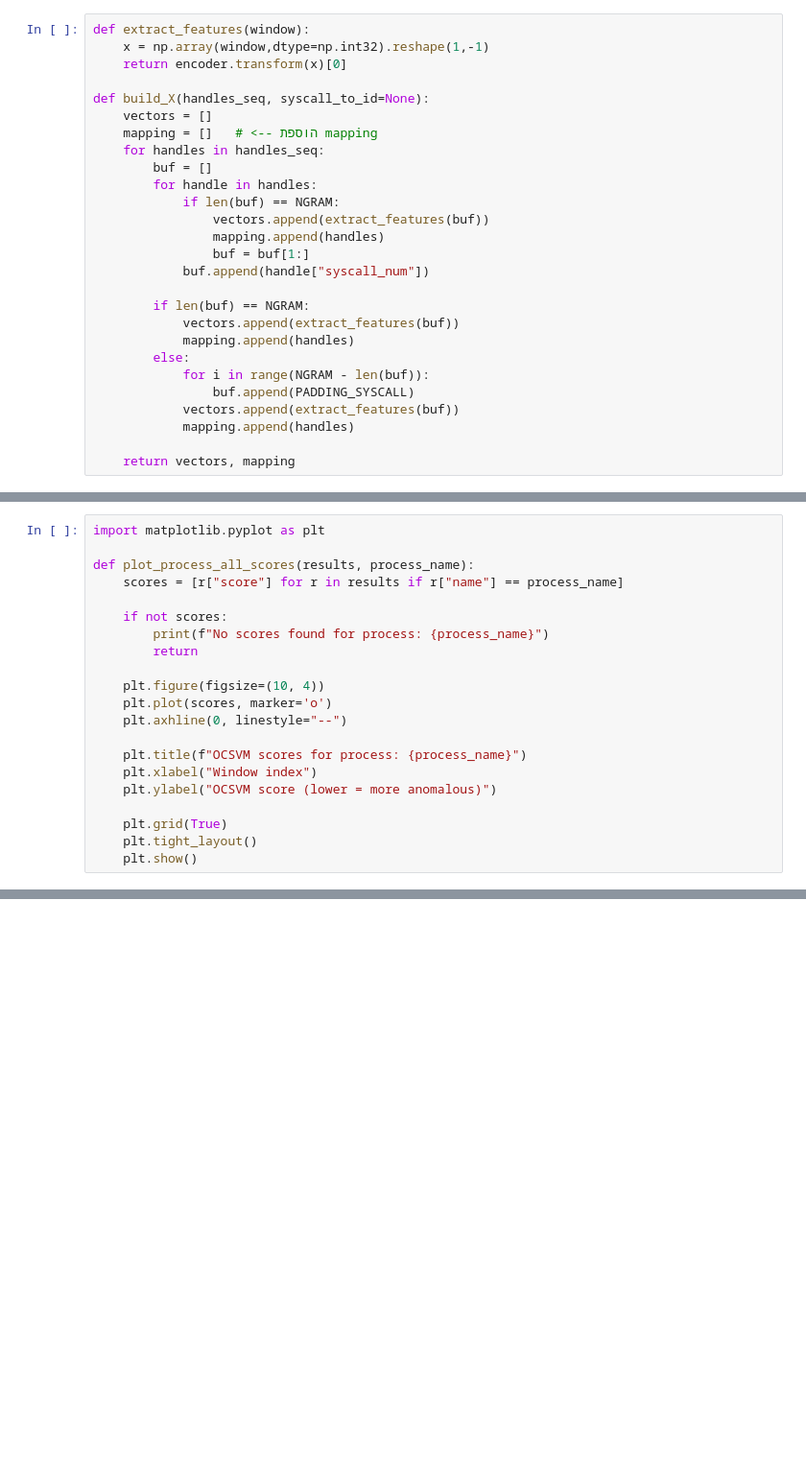
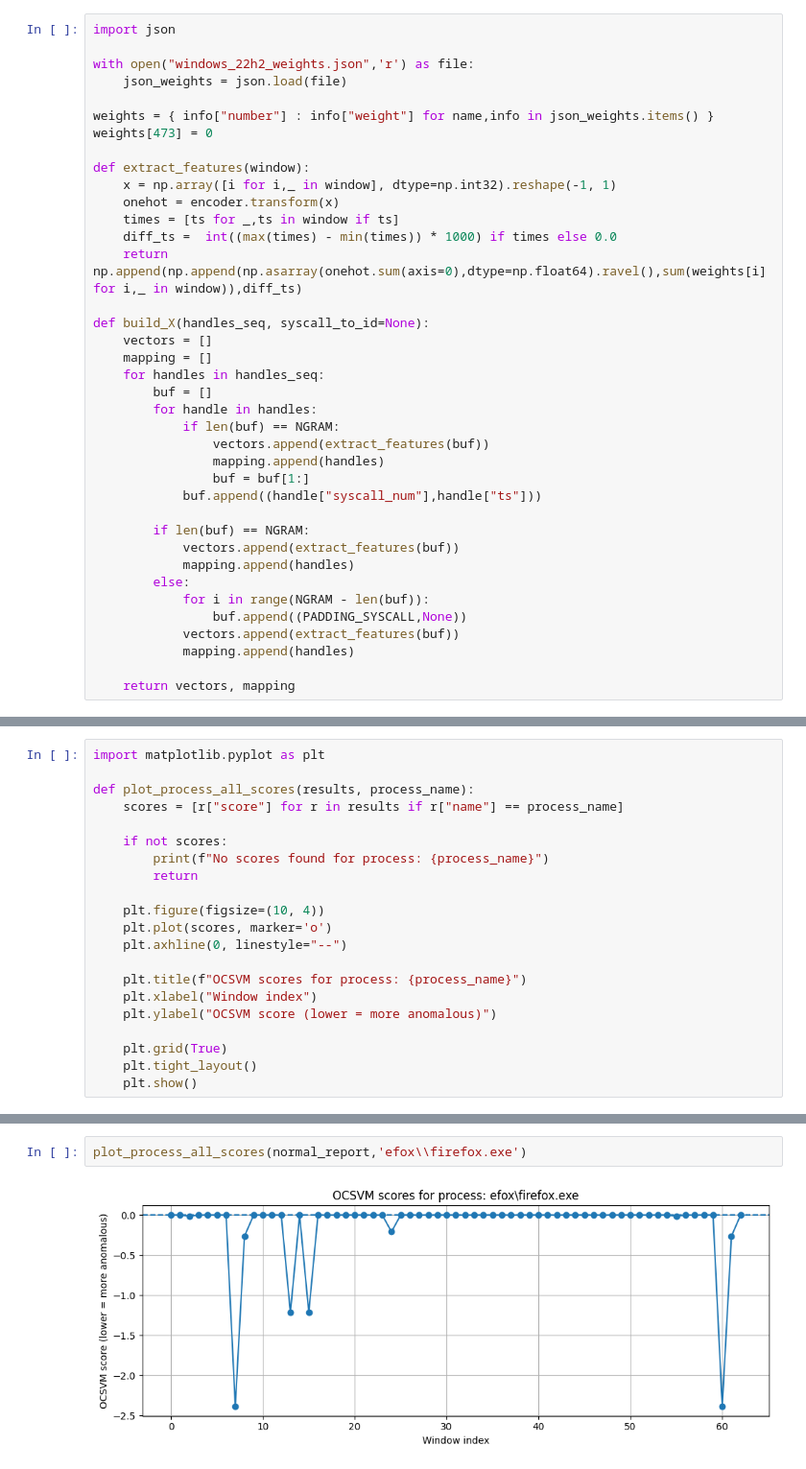
Before and after one commit to idanmaman4/RoboCopAi, a Jupyter notebook: syscall_handle_one_hot copy.ipynb, the cells around one changed output, grey strips where cells are left out. Shown at 96% size. Cells and saved outputs as stored; diff of their text form; blank space fills up the shorter version.

```diff
--- a/syscall_handle_one_hot copy.ipynb
+++ b/syscall_handle_one_hot copy.ipynb
@@ -55,11 +57,22 @@ OneHotEncoder(categories=[array([  0,   1,   2,   3,   4,   5,   6,   7,   8,
 # %%
+import json
+
+with open("windows_22h2_weights.json",'r') as file:
+    json_weights = json.load(file)
+
+weights = { info["number"] : info["weight"] for name,info in json_weights.items() }
+weights[473] = 0
+
 def extract_features(window):
-    x = np.array(window,dtype=np.int32).reshape(1,-1)
-    return encoder.transform(x)[0]
+    x = np.array([i for i,_ in window], dtype=np.int32).reshape(-1, 1)
+    onehot = encoder.transform(x)
+    times = [ts for _,ts in window if ts]
+    diff_ts =  int((max(times) - min(times)) * 1000) if times else 0.0
+    return np.append(np.append(np.asarray(onehot.sum(axis=0),dtype=np.float64).ravel(),sum(weights[i] for i,_ in window)),diff_ts)
 
 def build_X(handles_seq, syscall_to_id=None):
     vectors = []
-    mapping = []   # <-- הוספת mapping
+    mapping = []
     for handles in handles_seq:
         buf = []
         for handle in handles:
@@ -67,14 +80,14 @@ def build_X(handles_seq, syscall_to_id=None):
                 vectors.append(extract_features(buf))
                 mapping.append(handles)
                 buf = buf[1:]
-            buf.append(handle["syscall_num"])
+            buf.append((handle["syscall_num"],handle["ts"]))
 
         if len(buf) == NGRAM:
             vectors.append(extract_features(buf))
             mapping.append(handles)
         else:
             for i in range(NGRAM - len(buf)):
-                buf.append(PADDING_SYSCALL)
+                buf.append((PADDING_SYSCALL,None))
             vectors.append(extract_features(buf))
             mapping.append(handles)
 
@@ -237,0 +350,4 @@ print(f"NU : {nu} GAMMA:{gamma} , VIRUS:{len(virus_report)} NORMAL:{len(normal_r
+# %%
+plot_process_all_scores(normal_report,'efox\\firefox.exe')
+# %% [output]
+[figure, added]
```
Also changed, not shown: parts of 31 cells of this notebook, 7 other files.
